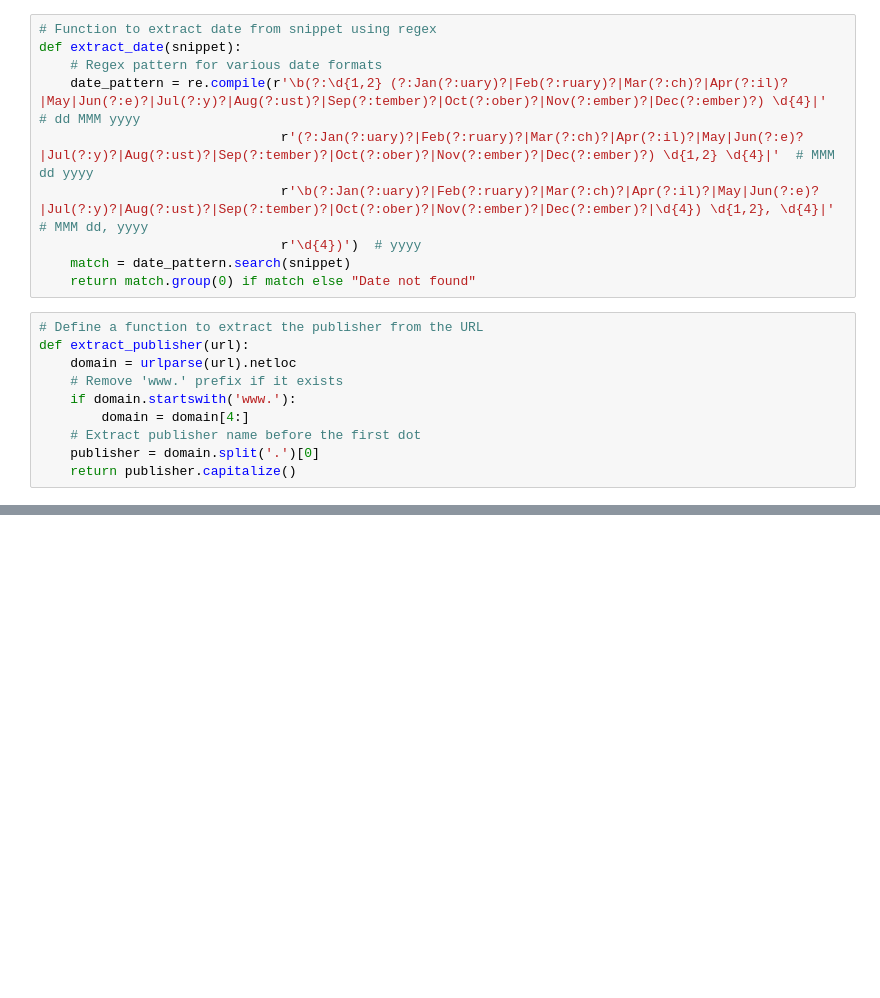
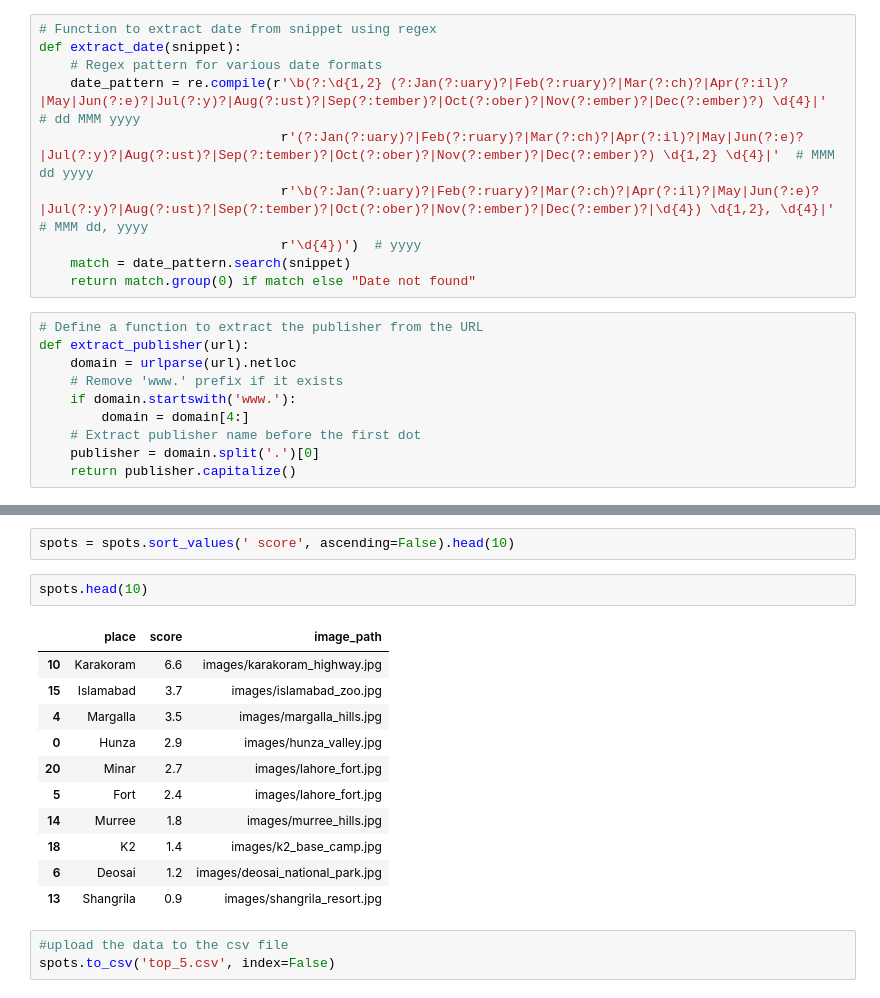
Before and after one commit to MaleekNoob/API-integration, a Jupyter notebook: Google Web Search api.ipynb, the cells around one changed output, grey strips where cells are left out. Cells and saved outputs as stored; diff of their text form; blank space fills up the shorter version.

```diff
--- a/Google Web Search api.ipynb
+++ b/Google Web Search api.ipynb
@@ -112,0 +167,19 @@ Publisher: Reddit
+# %%
+spots = spots.sort_values(' score', ascending=False).head(10)
+# %%
+spots.head(10)
+# %% [output]
+|  | place | score | image_path |
+| 10 | Karakoram | 6.6 | images/karakoram_highway.jpg |
+| 15 | Islamabad | 3.7 | images/islamabad_zoo.jpg |
+| 4 | Margalla | 3.5 | images/margalla_hills.jpg |
+| 0 | Hunza | 2.9 | images/hunza_valley.jpg |
+| 20 | Minar | 2.7 | images/lahore_fort.jpg |
+| 5 | Fort | 2.4 | images/lahore_fort.jpg |
+| 14 | Murree | 1.8 | images/murree_hills.jpg |
+| 18 | K2 | 1.4 | images/k2_base_camp.jpg |
+| 6 | Deosai | 1.2 | images/deosai_national_park.jpg |
+| 13 | Shangrila | 0.9 | images/shangrila_resort.jpg |
+# %%
+#upload the data to the csv file
+spots.to_csv('top_5.csv', index=False)
```
Also changed, not shown: parts of 12 cells of this notebook, 2 other files.
